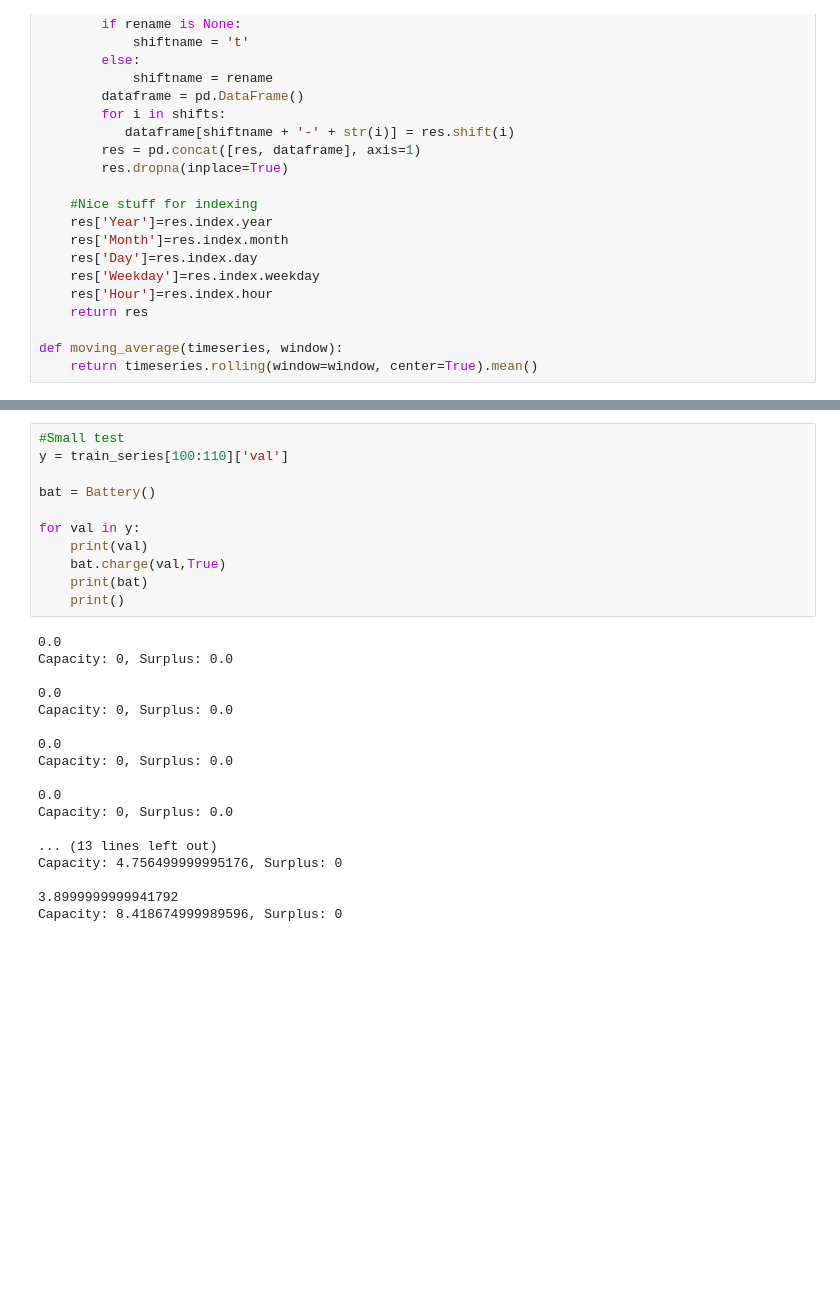
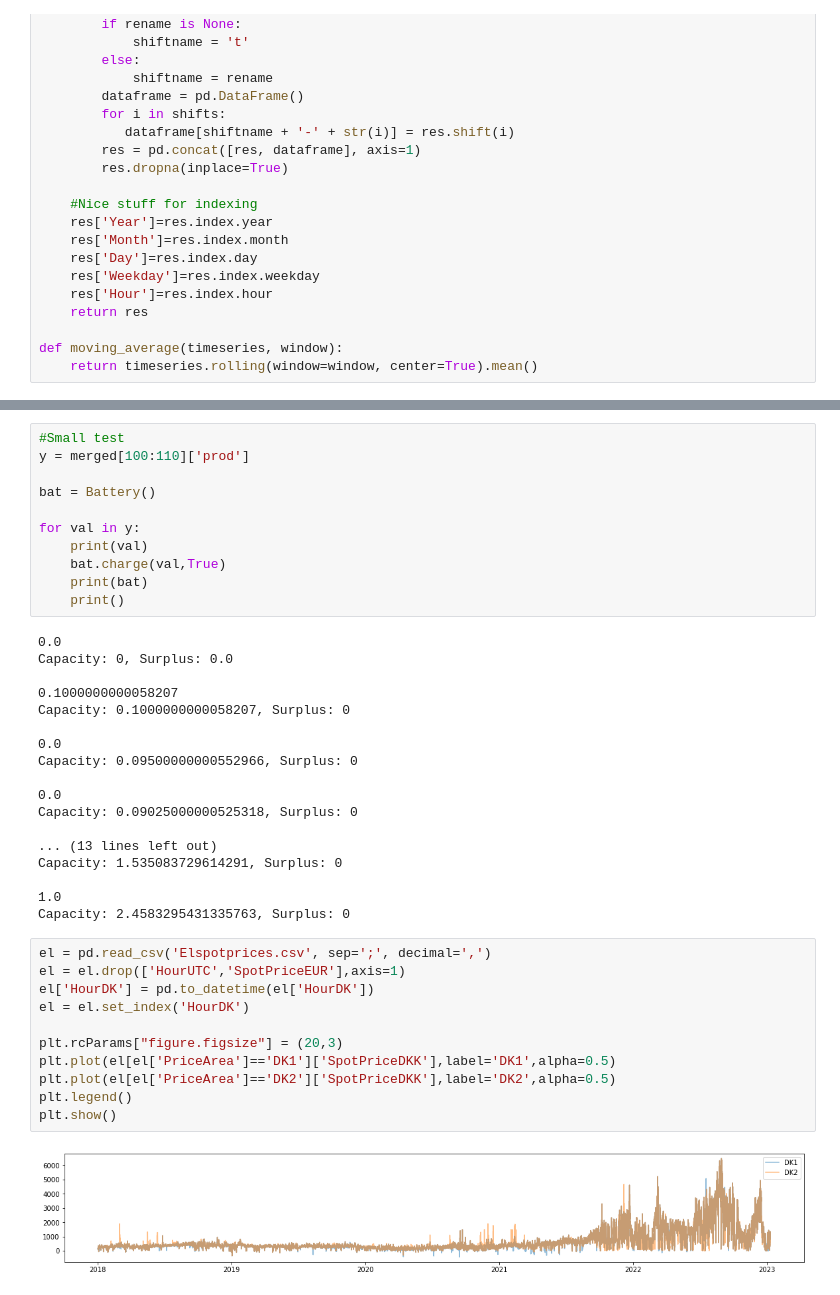
Before and after one commit to LortSkit/Bachelor-project, a Jupyter notebook: Price-Optimization/Battery Simulation/BatterySim.ipynb, the cells around one changed output, grey strips where cells are left out. Drawn from its saved outputs; the diff is of its cells as text; blank space fills up the shorter version.

```diff
--- a/Price-Optimization/Battery Simulation/BatterySim.ipynb
+++ b/Price-Optimization/Battery Simulation/BatterySim.ipynb
@@ -172,7 +182,7 @@ class Battery():
         return f"Capacity: {self.current_capacity}, Surplus: {self.surplus_deficit}"
 # %%
 #Small test
-y = train_series[100:110]['val']
+y = merged[100:110]['prod']
 
 bat = Battery()
 
@@ -185,20 +195,33 @@ for val in y:
 0.0
 Capacity: 0, Surplus: 0.0
 
-0.0
-Capacity: 0, Surplus: 0.0
+0.1000000000058207
+Capacity: 0.1000000000058207, Surplus: 0
 
 0.0
-Capacity: 0, Surplus: 0.0
+Capacity: 0.09500000000552966, Surplus: 0
 
 0.0
-Capacity: 0, Surplus: 0.0
+Capacity: 0.09025000000525318, Surplus: 0
 
 ... (13 lines left out)
-Capacity: 4.756499999995176, Surplus: 0
+Capacity: 1.535083729614291, Surplus: 0
 
-3.8999999999941792
-Capacity: 8.418674999989596, Surplus: 0
+1.0
+Capacity: 2.4583295431335763, Surplus: 0
+# %%
+el = pd.read_csv('Elspotprices.csv', sep=';', decimal=',')
+el = el.drop(['HourUTC','SpotPriceEUR'],axis=1)
+el['HourDK'] = pd.to_datetime(el['HourDK'])
+el = el.set_index('HourDK')
+
+plt.rcParams["figure.figsize"] = (20,3)
+plt.plot(el[el['PriceArea']=='DK1']['SpotPriceDKK'],label='DK1',alpha=0.5)
+plt.plot(el[el['PriceArea']=='DK2']['SpotPriceDKK'],label='DK2',alpha=0.5)
+plt.legend()
+plt.show()
+# %% [output]
+[figure, added]
 # %%
 def logic_rollout(series_battery, battery, logic, get_price):
     """Battery logic rollout
```
Also changed, not shown: parts of 7 cells of this notebook.
